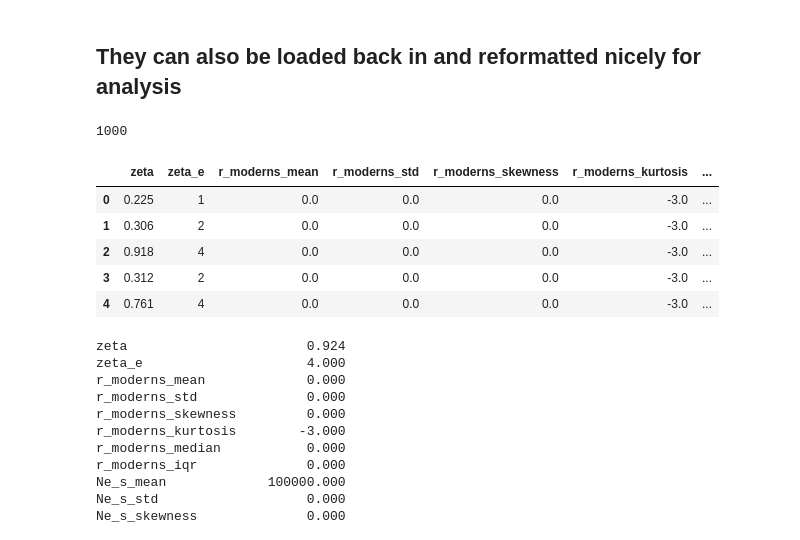
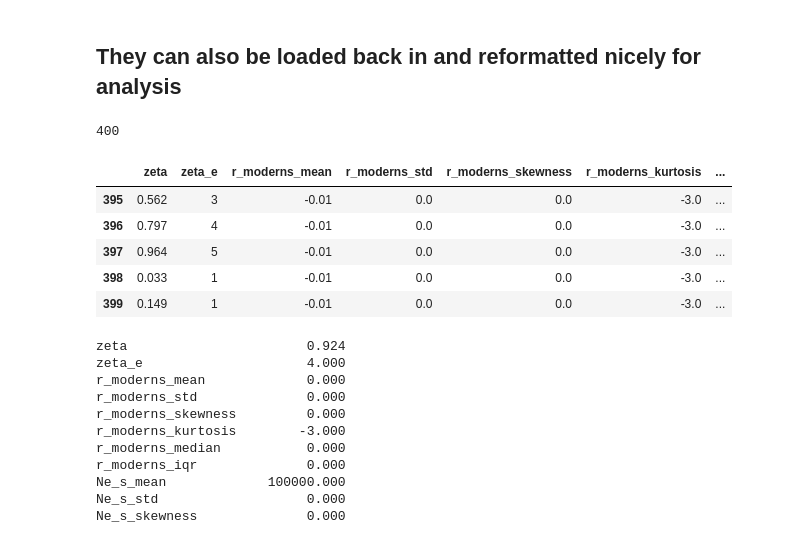
Before and after one commit to philippinespire/ptaPIRE, a Jupyter notebook: jupyter-notebooks/ptaPIRE-Development.ipynb, the cells around one changed output. Saved outputs shown, nothing was run; the diff lists cells and outputs as text; code cells hidden in the pictures.

```diff
--- a/jupyter-notebooks/ptaPIRE-Development.ipynb
+++ b/jupyter-notebooks/ptaPIRE-Development.ipynb
@@ -60,11 +65,11 @@ print(sim.get_params())
 # %% [markdown]
 ## Modify some parameters
 # %%
-sim.set_param("npops", 4)                       # Number of co-distributed population pairs
-sim.set_param("nsamps", [3,2])                  # Historical and contemporary sample size (in diploid individuals)
-sim.set_param("num_replicates", 10)             # Number of independent genomic regions to simulate (# loci)
+sim.set_param("npops", 5)                       # Number of co-distributed population pairs
+sim.set_param("nsamps", [10,10])                  # Historical and contemporary sample size (in diploid individuals)
+sim.set_param("num_replicates", 100)             # Number of independent genomic regions to simulate (# loci)
 sim.set_param("muts_per_gen", 0.0000001)        # Obvious
 sim.set_param("generation_time", 3)             # Obvious
-sim.set_param("ne_ancestral", [10000,1000000])  # Set a prior range on ne_ancestral
+sim.set_param("ne_ancestral", 100000)            # Set a prior range on ne_ancestral
 print(sim.get_params())
 # %% [output]
@@ -101,7 +106,20 @@ my_jmsfs[0].plot_2d_sfs()
 # %% [markdown]
 ## Run several simulations
 # %%
-!rm ./default_PTA/2D-test-SIMOUT.csv
-sim.simulate(nsims=1000)
+#!rm ./default_PTA/2D-test-SIMOUT.csv
+nsims = 1000
+sim.set_param("r_modern", -0.1)
+sim.set_param("ne_ancestral", 10000)
+sim.simulate(nsims=nsims, ipyclient=ipyclient)
+
+sim.set_param("ne_ancestral", 100000)
+sim.simulate(nsims=nsims, ipyclient=ipyclient)
+
+sim.set_param("r_modern", -0.01)
+sim.set_param("ne_ancestral", 10000)
+sim.simulate(nsims=nsims, ipyclient=ipyclient)
+
+sim.set_param("ne_ancestral", 100000)
+sim.simulate(nsims=nsims, ipyclient=ipyclient)
 # %% [output]
     Generating 1000 simulation(s).
@@ -118,15 +142,15 @@ zeta zeta_e r_moderns_mean r_moderns_std r_moderns_skewness r_moderns_kurtosis r
 # %%
 params, jmsfs = sim.load_simulations()
 print(len(jmsfs))
-params.head()
+params.tail()
 # %% [output]
-1000
+400
 |  | zeta | zeta_e | r_moderns_mean | r_moderns_std | r_moderns_skewness | r_moderns_kurtosis | ... |
-| 0 | 0.225 | 1 | 0.0 | 0.0 | 0.0 | -3.0 | ... |
-| 1 | 0.306 | 2 | 0.0 | 0.0 | 0.0 | -3.0 | ... |
-| 2 | 0.918 | 4 | 0.0 | 0.0 | 0.0 | -3.0 | ... |
-| 3 | 0.312 | 2 | 0.0 | 0.0 | 0.0 | -3.0 | ... |
-| 4 | 0.761 | 4 | 0.0 | 0.0 | 0.0 | -3.0 | ... |
+| 395 | 0.562 | 3 | -0.01 | 0.0 | 0.0 | -3.0 | ... |
+| 396 | 0.797 | 4 | -0.01 | 0.0 | 0.0 | -3.0 | ... |
+| 397 | 0.964 | 5 | -0.01 | 0.0 | 0.0 | -3.0 | ... |
+| 398 | 0.033 | 1 | -0.01 | 0.0 | 0.0 | -3.0 | ... |
+| 399 | 0.149 | 1 | -0.01 | 0.0 | 0.0 | -3.0 | ... |
 # %%
 print(params.iloc[0], jmsfs[0])
 # %% [output]
```
Also changed, not shown: parts of 23 cells of this notebook, 2 other files.
